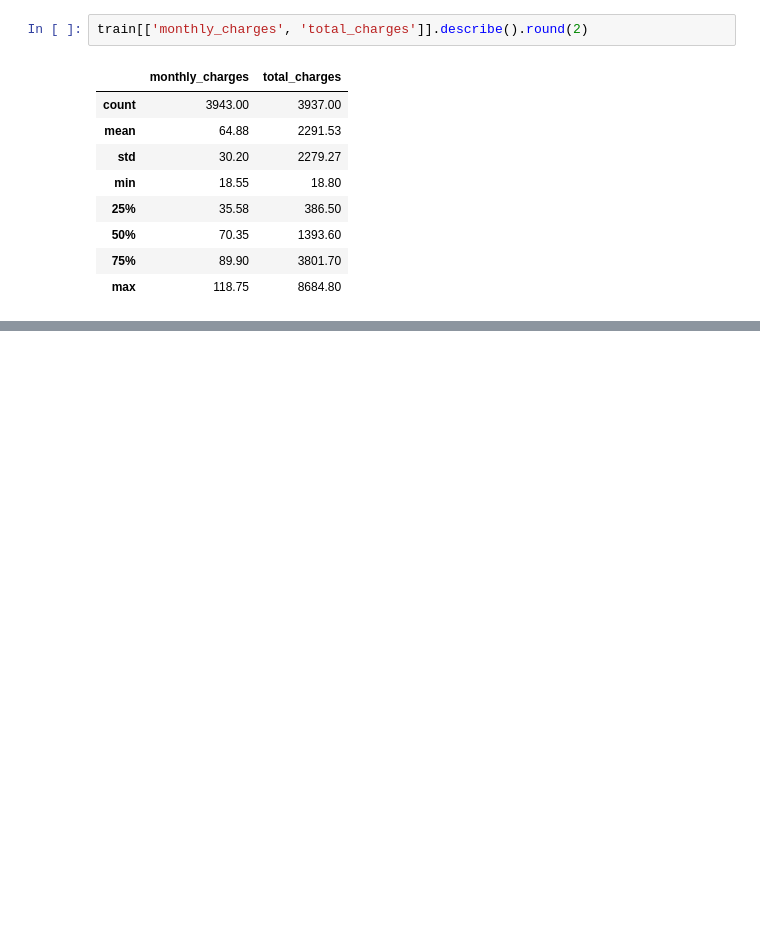
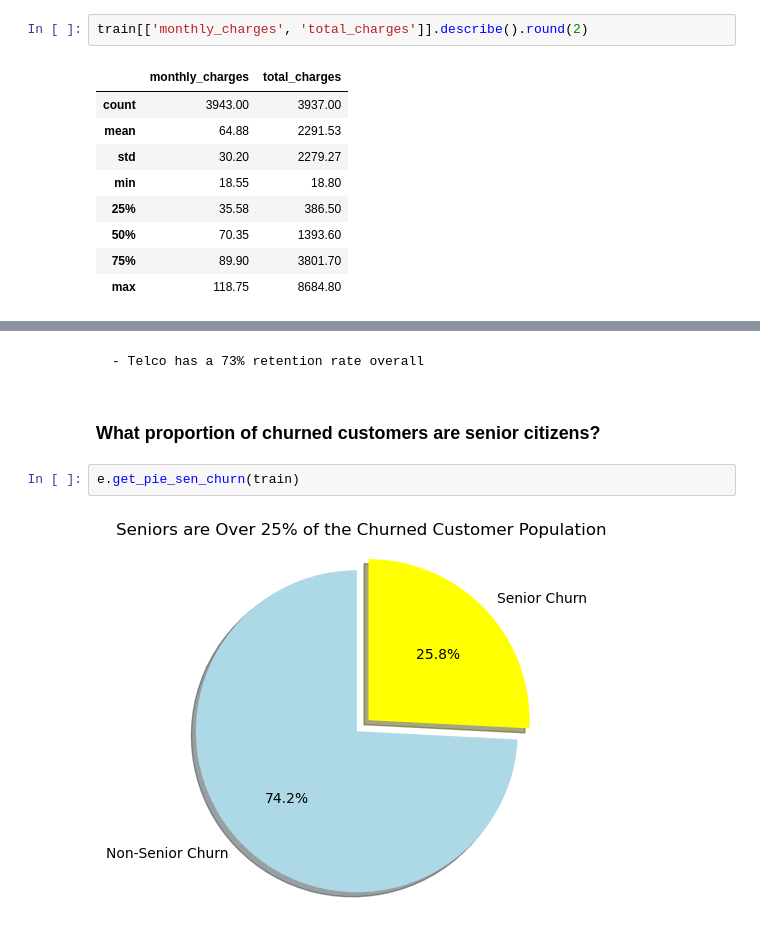
Before and after one commit to skylerschnee/classification_project, a Jupyter notebook: final_report.ipynb, the cells around one changed output, grey strips where cells are left out. Cells and saved outputs as stored; diff of their text form; blank space fills up the shorter version.

```diff
--- a/final_report.ipynb
+++ b/final_report.ipynb
@@ -98,0 +105,8 @@ train[['monthly_charges', 'total_charges']].describe().round(2)
+# %% [markdown]
+    - Telco has a 73% retention rate overall
+# %% [markdown]
+### What proportion of churned customers are senior citizens?
+# %%
+e.get_pie_sen_churn(train)
+# %% [output]
+[figure, added]
```
Also changed, not shown: parts of 26 cells of this notebook, 4 other files.
